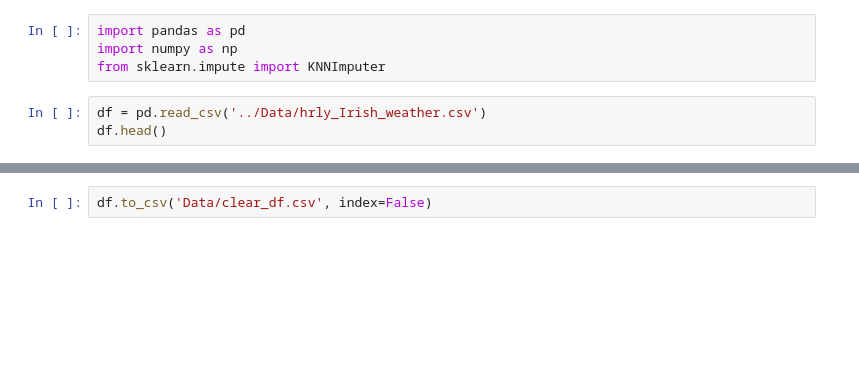
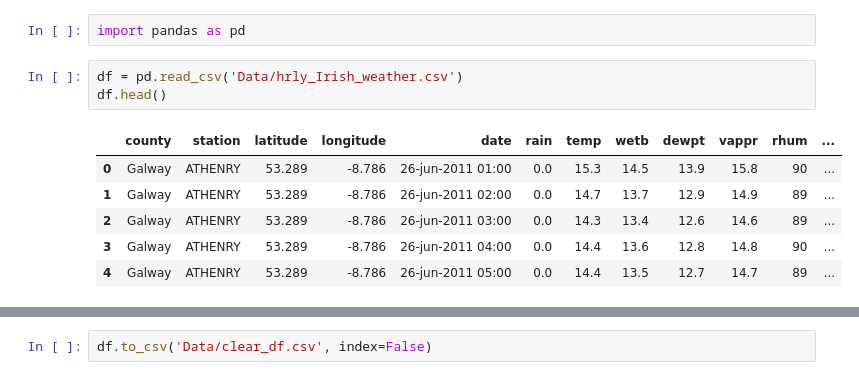
Before and after one commit to AAYamoldin/Methods-and-models-for-multivariate-data-analysis-2021-2022-ITMO_labs, a Jupyter notebook: preprocessing_data.ipynb, the cells around one changed output, grey strips where cells are left out. Saved outputs shown, nothing was run; the diff lists cells and outputs as text; blank space fills up the shorter version.

```diff
--- a/preprocessing_data.ipynb
+++ b/preprocessing_data.ipynb
@@ -1,9 +1,14 @@
 # %%
 import pandas as pd
-import numpy as np
-from sklearn.impute import KNNImputer
 # %%
-df = pd.read_csv('../Data/hrly_Irish_weather.csv')
+df = pd.read_csv('Data/hrly_Irish_weather.csv')
 df.head()
+# %% [output]
+|  | county | station | latitude | longitude | date | rain | temp | wetb | dewpt | vappr | rhum | ... |
+| 0 | Galway | ATHENRY | 53.289 | -8.786 | 26-jun-2011 01:00 | 0.0 | 15.3 | 14.5 | 13.9 | 15.8 | 90 | ... |
+| 1 | Galway | ATHENRY | 53.289 | -8.786 | 26-jun-2011 02:00 | 0.0 | 14.7 | 13.7 | 12.9 | 14.9 | 89 | ... |
+| 2 | Galway | ATHENRY | 53.289 | -8.786 | 26-jun-2011 03:00 | 0.0 | 14.3 | 13.4 | 12.6 | 14.6 | 89 | ... |
+| 3 | Galway | ATHENRY | 53.289 | -8.786 | 26-jun-2011 04:00 | 0.0 | 14.4 | 13.6 | 12.8 | 14.8 | 90 | ... |
+| 4 | Galway | ATHENRY | 53.289 | -8.786 | 26-jun-2011 05:00 | 0.0 | 14.4 | 13.5 | 12.7 | 14.7 | 89 | ... |
 # %%
 df.info()
```
Also changed, not shown: parts of 7 cells of this notebook, 1 other file.
